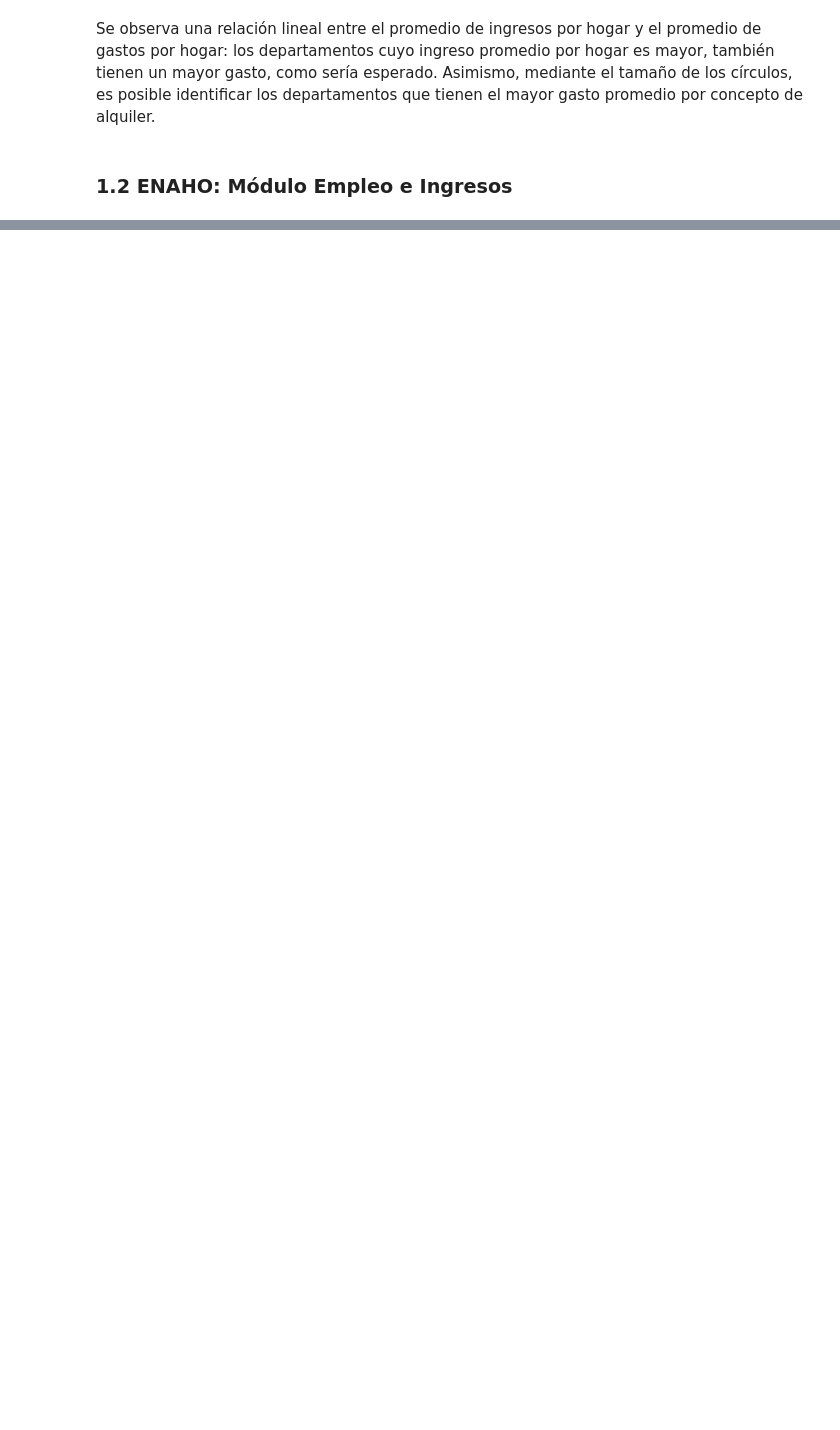
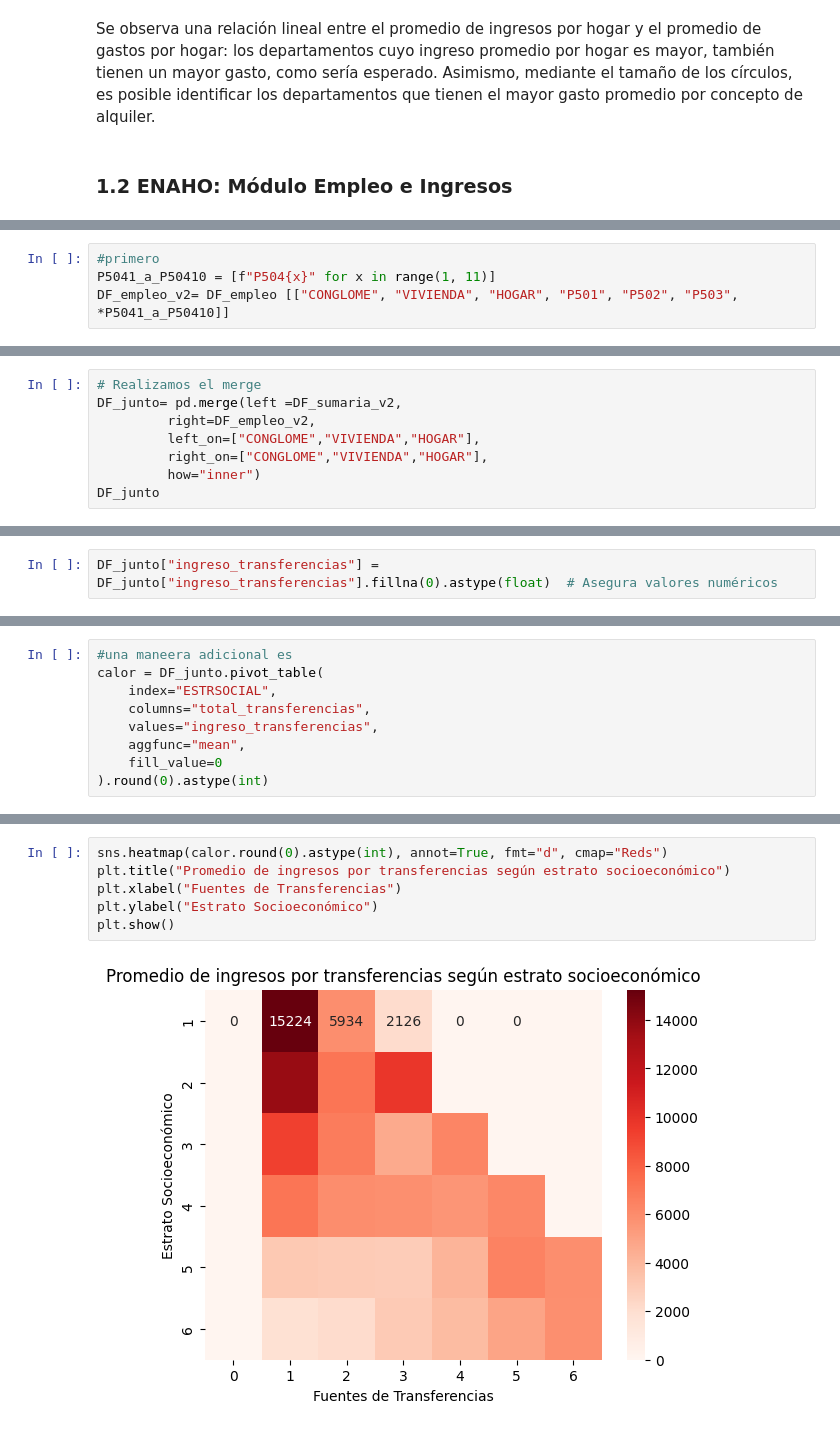
Before and after one commit to AlexandraPJ/QLAB_PYTHON, a Jupyter notebook: Trabajo Final.ipynb, the cells around one changed output, grey strips where cells are left out. Drawn from its saved outputs; the diff is of its cells as text; blank space fills up the shorter version.

```diff
--- a/Trabajo Final.ipynb
+++ b/Trabajo Final.ipynb
@@ -440,0 +462,4 @@ DF_empleo= pd.read_csv("Enaho01a-2023-500.csv", encoding="latin-1", low_memory=F
+# %%
+#primero
+P5041_a_P50410 = [f"P504{x}" for x in range(1, 11)]
+DF_empleo_v2= DF_empleo [["CONGLOME", "VIVIENDA", "HOGAR", "P501", "P502", "P503", *P5041_a_P50410]]
@@ -440,0 +487,8 @@ DF_empleo= pd.read_csv("Enaho01a-2023-500.csv", encoding="latin-1", low_memory=F
+# %%
+# Realizamos el merge
+DF_junto= pd.merge(left =DF_sumaria_v2,
+         right=DF_empleo_v2,
+         left_on=["CONGLOME","VIVIENDA","HOGAR"],
+         right_on=["CONGLOME","VIVIENDA","HOGAR"],
+         how="inner")
+DF_junto
@@ -440,0 +509,2 @@ DF_empleo= pd.read_csv("Enaho01a-2023-500.csv", encoding="latin-1", low_memory=F
+# %%
+DF_junto["ingreso_transferencias"] = DF_junto["ingreso_transferencias"].fillna(0).astype(float)  # Asegura valores numéricos
@@ -440,0 +539,9 @@ DF_empleo= pd.read_csv("Enaho01a-2023-500.csv", encoding="latin-1", low_memory=F
+# %%
+#una maneera adicional es
+calor = DF_junto.pivot_table(
+    index="ESTRSOCIAL",
+    columns="total_transferencias",
+    values="ingreso_transferencias",
+    aggfunc="mean",
+    fill_value=0
+).round(0).astype(int)
@@ -440,0 +571,8 @@ DF_empleo= pd.read_csv("Enaho01a-2023-500.csv", encoding="latin-1", low_memory=F
+# %%
+sns.heatmap(calor.round(0).astype(int), annot=True, fmt="d", cmap="Reds")
+plt.title("Promedio de ingresos por transferencias según estrato socioeconómico")
+plt.xlabel("Fuentes de Transferencias")
+plt.ylabel("Estrato Socioeconómico")
+plt.show()
+# %% [output]
+[figure, added]
```
Also changed, not shown: parts of 38 cells of this notebook.
